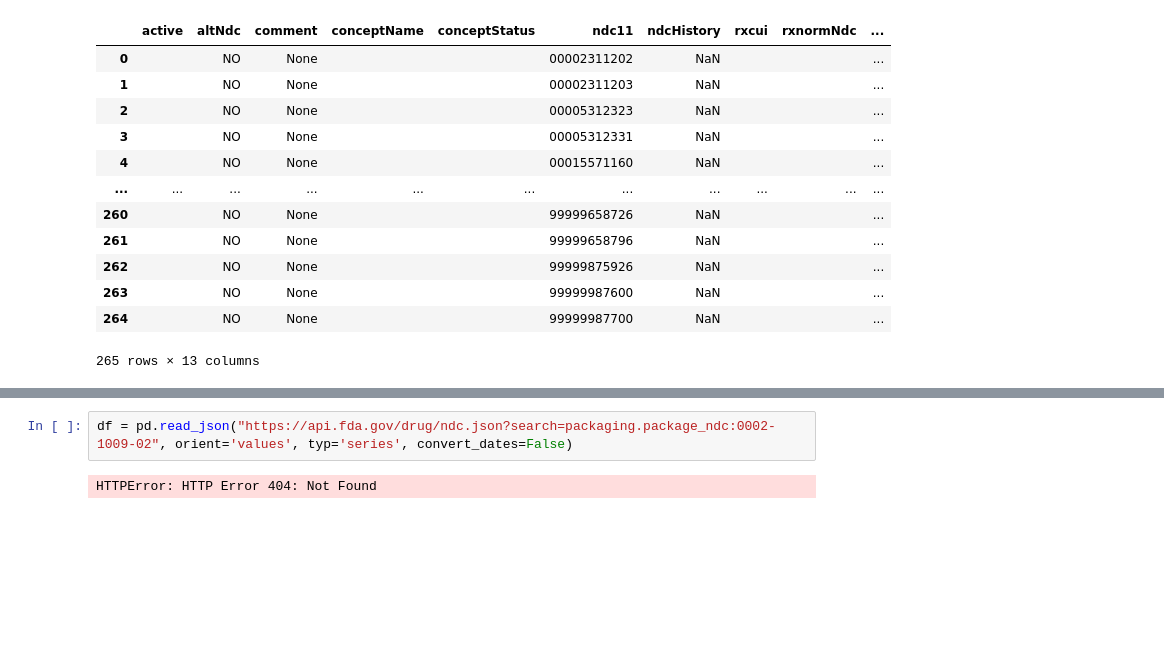
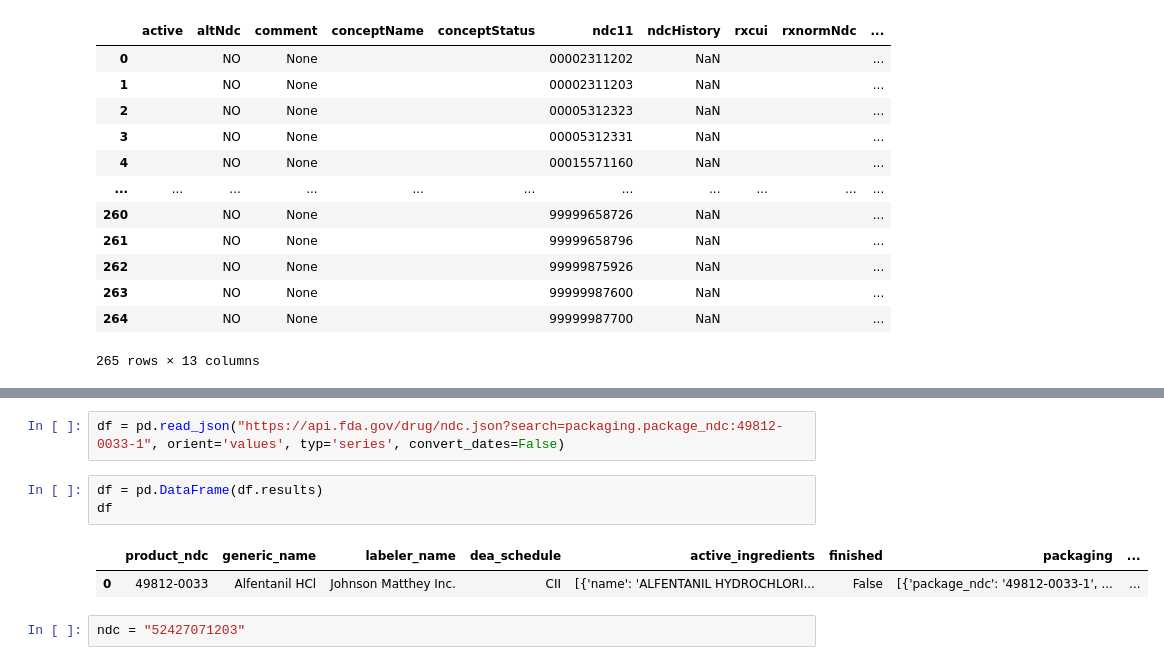
Before and after one commit to danielhmendoza01/Automatic_Code_Sets, a Jupyter notebook: NDC/Opioids/cdc_check.ipynb, the cells around one changed output, grey strips where cells are left out. Cells and saved outputs as stored; diff of their text form; blank space fills up the shorter version.

```diff
--- a/NDC/Opioids/cdc_check.ipynb
+++ b/NDC/Opioids/cdc_check.ipynb
@@ -146,4 +247,10 @@ df_active
 # %%
-df = pd.read_json("https://api.fda.gov/drug/ndc.json?search=packaging.package_ndc:0002-1009-02", orient='values', typ='series', convert_dates=False)
+df = pd.read_json("https://api.fda.gov/drug/ndc.json?search=packaging.package_ndc:49812-0033-1", orient='values', typ='series', convert_dates=False)
-# %% [output]
-HTTPError: HTTP Error 404: Not Found
+# %%
+df = pd.DataFrame(df.results)
+df
+# %% [output]
+|  | product_ndc | generic_name | labeler_name | dea_schedule | active_ingredients | finished | packaging | ... |
+| 0 | 49812-0033 | Alfentanil HCl | Johnson Matthey Inc. | CII | [{'name': 'ALFENTANIL HYDROCHLORI... | False | [{'package_ndc': '49812-0033-1', ... | ... |
+# %%
+ndc = "52427071203"
```
Also changed, not shown: parts of 21 cells of this notebook, 2 other files.
